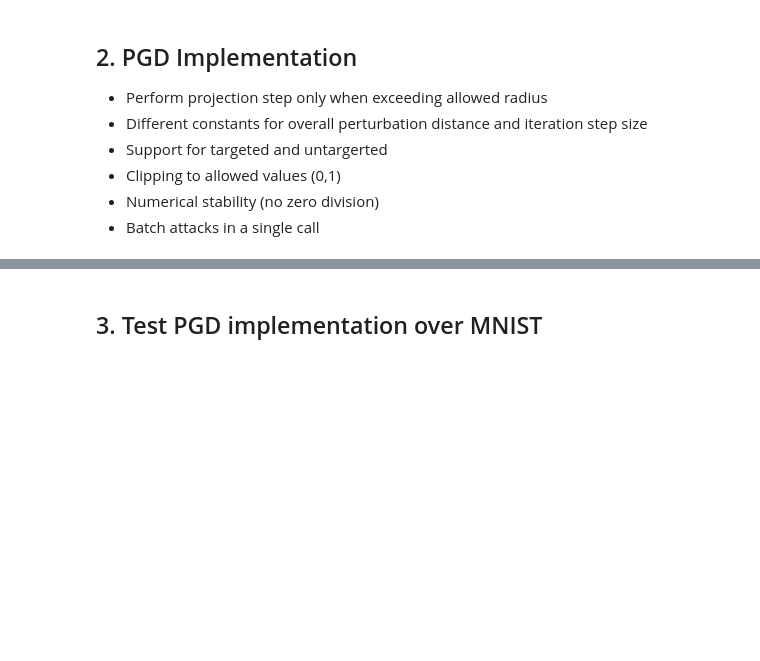
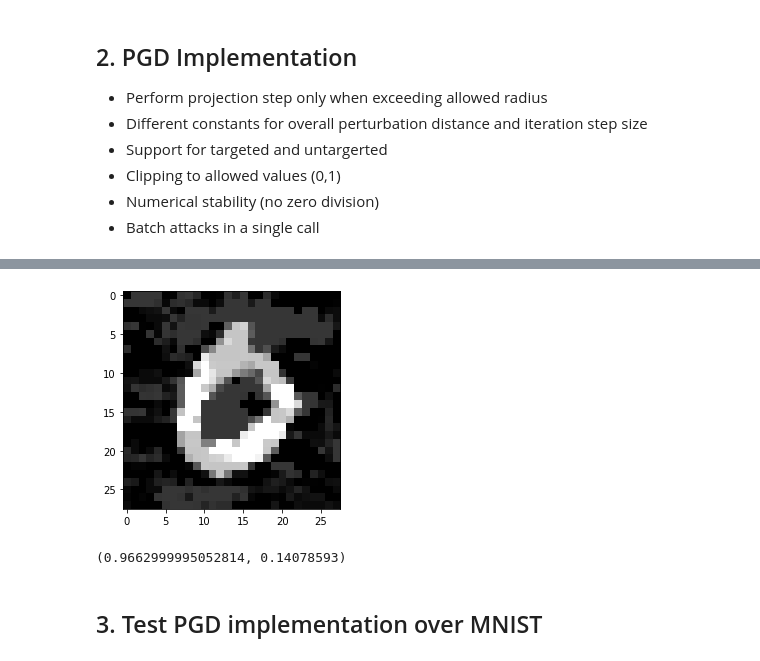
Before and after one commit to idocal/adversarial, a Jupyter notebook: adversarial_1.ipynb, the cells around one changed output, grey strips where cells are left out. Drawn from its saved outputs; the diff is of its cells as text; code cells hidden in the pictures; blank space fills up the shorter version.

```diff
--- a/adversarial_1.ipynb
+++ b/adversarial_1.ipynb
@@ -220,0 +223,39 @@ def PGD(model, images, labels, epsilon=0.1, iter_eps=0.05, iterations=10, min_x=
+# %%
+def PGD(model, images, labels, epsilon=0.1, iter_eps=0.05, iterations=10, min_x=0.0, max_x=1.0, targeted=False):
+    # support batch  pertrubation
+    adv_out = images
+
+    # loop stop condition
+    cond = lambda i, _: tf.less(i, iterations)
+
+    # loop body
+    def body(i, adv_out):
+        # support targeted and untargeted
+        if targeted:
+            adv_out = TGSM(model, adv_out, labels, epsilon=iter_eps)  # different eps constants
+        else:
+            adv_out = FGSM(model, adv_out, labels, epsilon=iter_eps)  # different eps constants
+
+        perturbation = adv_out - images
+        # clip to allowed epsilon radius
+        norm = tf.reduce_sum(tf.square(perturbation), axis=(1,2,3), keepdims=True)
+        norm = tf.sqrt(tf.maximum(1e-11, norm))  # assure numerical stability
+        factor = tf.minimum(1., tf.math.divide(epsilon, norm))  # perform projection when exceeding radius
+        adv_out = images + perturbation * factor
+        adv_out = tf.clip_by_value(adv_out, min_x, max_x)  # clip outputs to allowed values
+
+        return i+1, adv_out
+
+    _, adv_out = tf.while_loop(cond, body, (tf.zeros([]), adv_out), back_prop=True,
+                             maximum_iterations=iterations)
+
+    return adv_out
+# %%
+# run session
+sess = keras.backend.get_session()
+adv_images = PGD(model, test_images, tlabels, iterations=30, epsilon=4.0, iter_eps=0.05, targeted=False)
+adv_out = sess.run(adv_images)
+
+# test results
+TestAttack(model, adv_out, test_images, test_labels, target, targeted=False)
+# %% [output]
@@ -221,3 +265,5 @@ def PGD(model, images, labels, epsilon=0.1, iter_eps=0.05, iterations=10, min_x=
+[figure, added]
+(0.9662999995052814, 0.14078593)
 # %% [markdown]
 ## 3. Test PGD implementation over MNIST
 # %%
```
Also changed, not shown: parts of 19 cells of this notebook.
